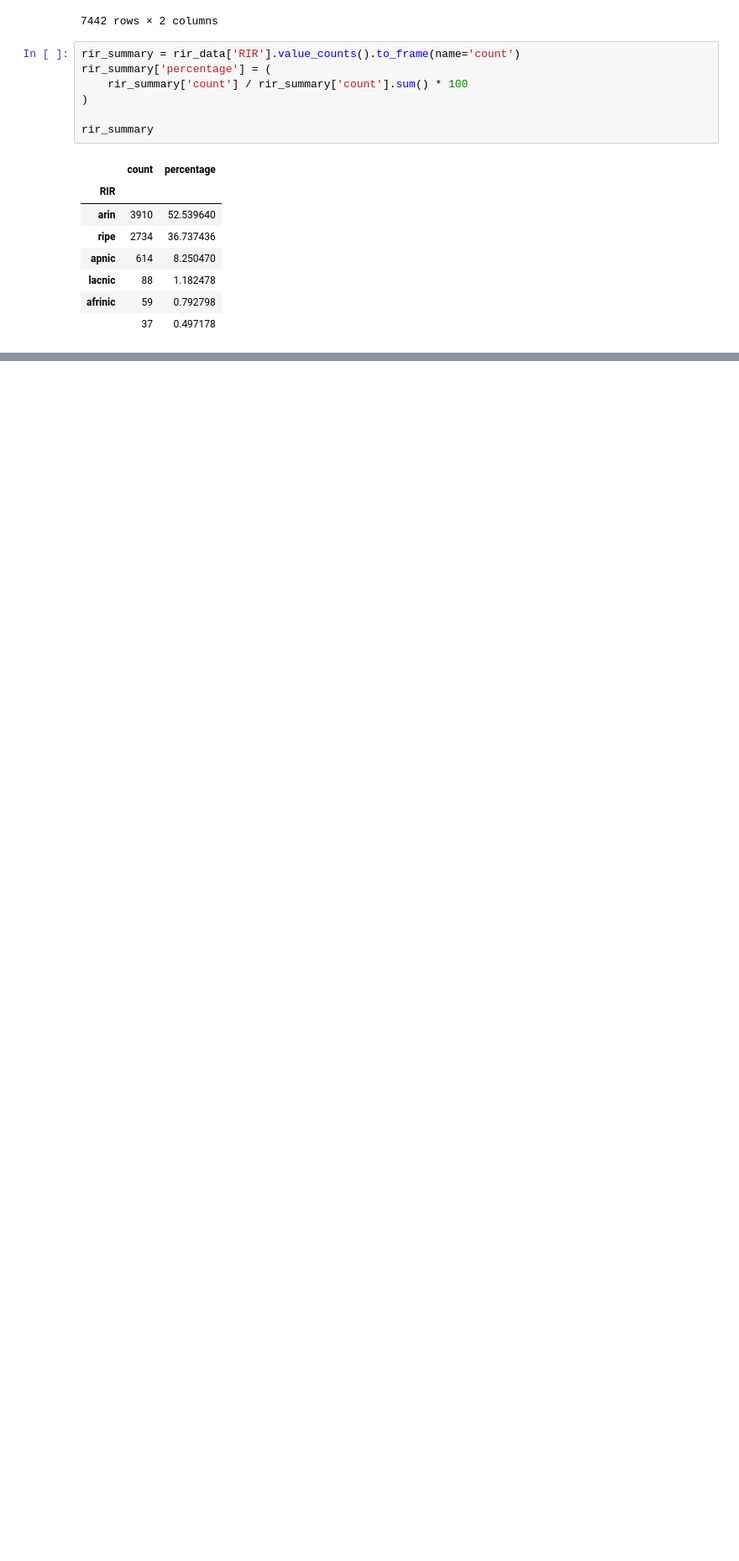
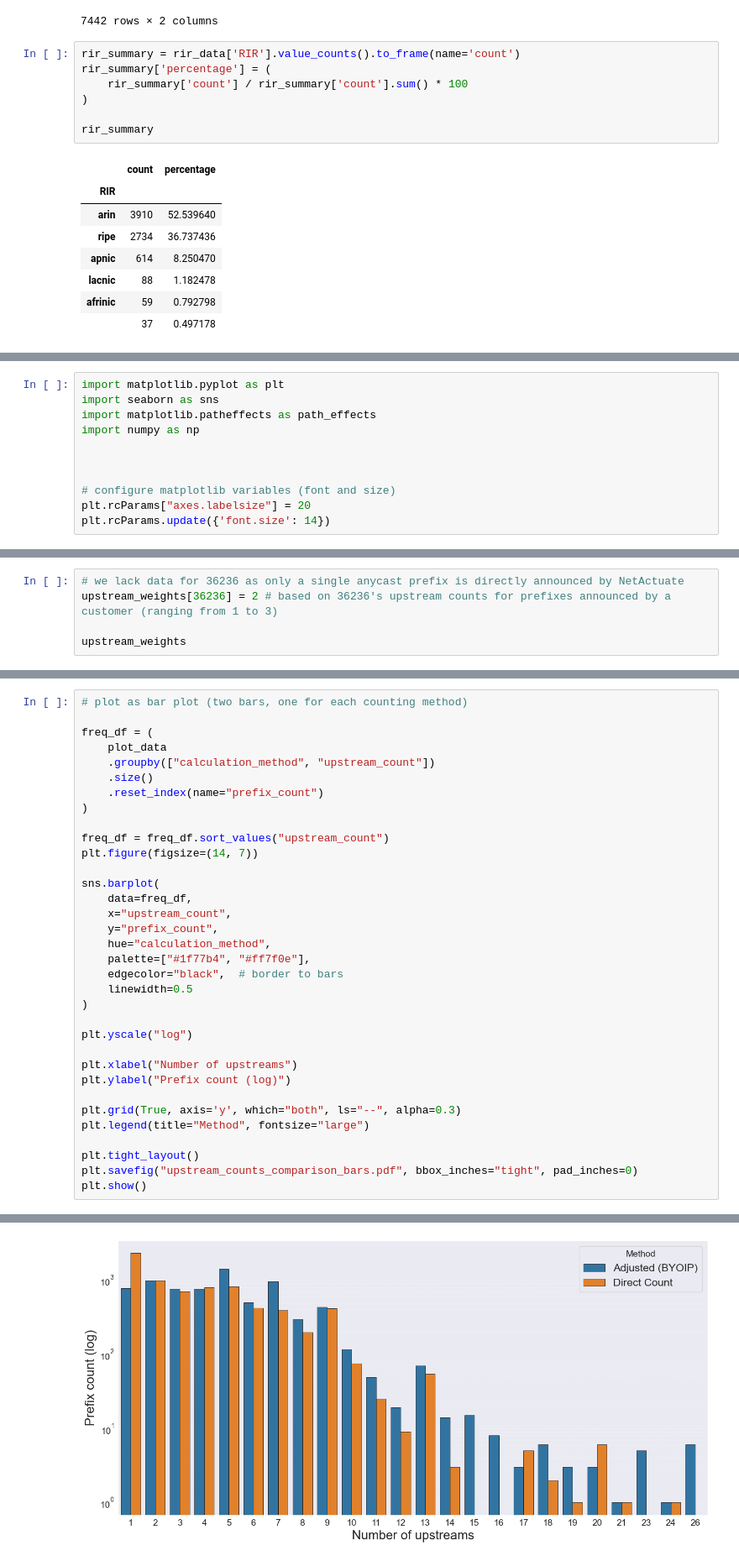
Before and after one commit to gustavoluvizotto/anycast-service-discovery, a Jupyter notebook: analysis/traceroute/traceroute.ipynb, the cells around one changed output, grey strips where cells are left out. Shown at 84% size. Drawn from its saved outputs; the diff is of its cells as text; blank space fills up the shorter version.

```diff
--- a/analysis/traceroute/traceroute.ipynb
+++ b/analysis/traceroute/traceroute.ipynb
@@ -1403,0 +1164,11 @@ Name: PrefixCIDR, Length: 1001, dtype: int64
+# %%
+import matplotlib.pyplot as plt
+import seaborn as sns
+import matplotlib.patheffects as path_effects
+import numpy as np
+
+
+
+# configure matplotlib variables (font and size)
+plt.rcParams["axes.labelsize"] = 20
+plt.rcParams.update({'font.size': 14})
@@ -1403,0 +1463,5 @@ Name: PrefixCIDR, Length: 1001, dtype: int64
+# %%
+# we lack data for 36236 as only a single anycast prefix is directly announced by NetActuate
+upstream_weights[36236] = 2 # based on 36236's upstream counts for prefixes announced by a customer (ranging from 1 to 3)
+
+upstream_weights
@@ -1403,0 +1526,35 @@ Name: PrefixCIDR, Length: 1001, dtype: int64
+# %%
+# plot as bar plot (two bars, one for each counting method)
+
+freq_df = (
+    plot_data
+    .groupby(["calculation_method", "upstream_count"])
+    .size()
+    .reset_index(name="prefix_count")
+)
+
+freq_df = freq_df.sort_values("upstream_count")
+plt.figure(figsize=(14, 7))
+
+sns.barplot(
+    data=freq_df,
+    x="upstream_count",
+    y="prefix_count",
+    hue="calculation_method",
+    palette=["#1f77b4", "#ff7f0e"],
+    edgecolor="black",  # border to bars
+    linewidth=0.5
+)
+
+plt.yscale("log")
+
+plt.xlabel("Number of upstreams")
+plt.ylabel("Prefix count (log)")
+
+plt.grid(True, axis='y', which="both", ls="--", alpha=0.3)
+plt.legend(title="Method", fontsize="large")
+
+plt.tight_layout()
+plt.savefig("upstream_counts_comparison_bars.pdf", bbox_inches="tight", pad_inches=0)
+plt.show()
+# %% [output]
@@ -1403,0 +1568 @@ Name: PrefixCIDR, Length: 1001, dtype: int64
+[figure, added]
```
Also changed, not shown: parts of 64 cells of this notebook, 2 other files.
